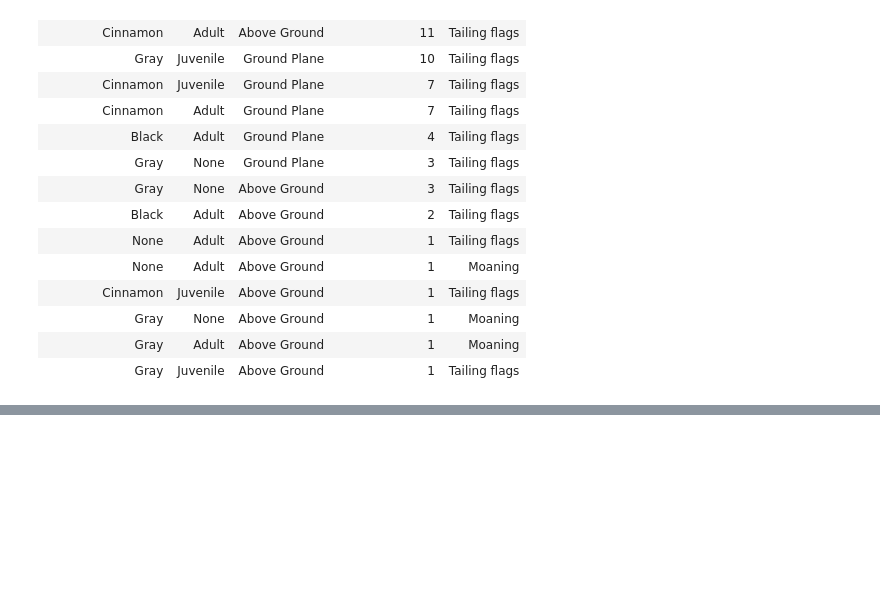
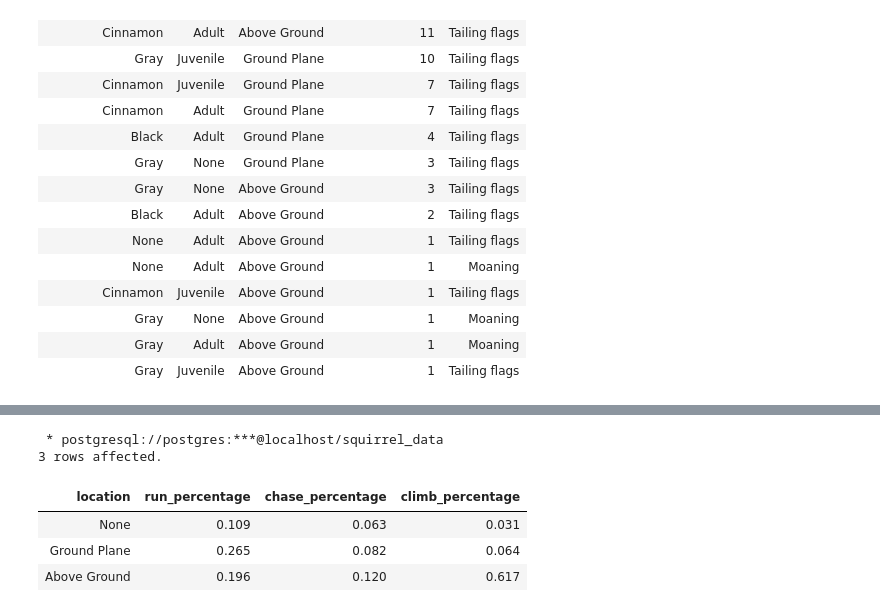
Before and after one commit to ValRudyka/squirrel_census, a Jupyter notebook: analysis.ipynb, the cells around one changed output, grey strips where cells are left out. Saved outputs shown, nothing was run; the diff lists cells and outputs as text; code cells hidden in the pictures; blank space fills up the shorter version.

```diff
--- a/analysis.ipynb
+++ b/analysis.ipynb
@@ -161,0 +181,18 @@ group categories). Gray fur color is the most common in observing tail-flagging
+# %%
+%%sql
+SELECT
+    l.location,
+    ROUND(AVG(b.running::integer), 3) AS run_percentage,
+    ROUND(AVG(b.chasing::integer), 3)  AS chase_percentage,
+    ROUND(AVG(b.climbing::integer), 3)  AS climb_percentage
+FROM behaviors AS b
+    INNER JOIN locations AS l
+    ON b.unique_squirrel_id = l.unique_squirrel_id
+GROUP BY l.location;
+# %% [output]
+ * postgresql://postgres:***@localhost/squirrel_data
+3 rows affected.
+| location | run_percentage | chase_percentage | climb_percentage |
+| None | 0.109 | 0.063 | 0.031 |
+| Ground Plane | 0.265 | 0.082 | 0.064 |
+| Above Ground | 0.196 | 0.120 | 0.617 |
```
Also changed, not shown: parts of 4 cells of this notebook.
